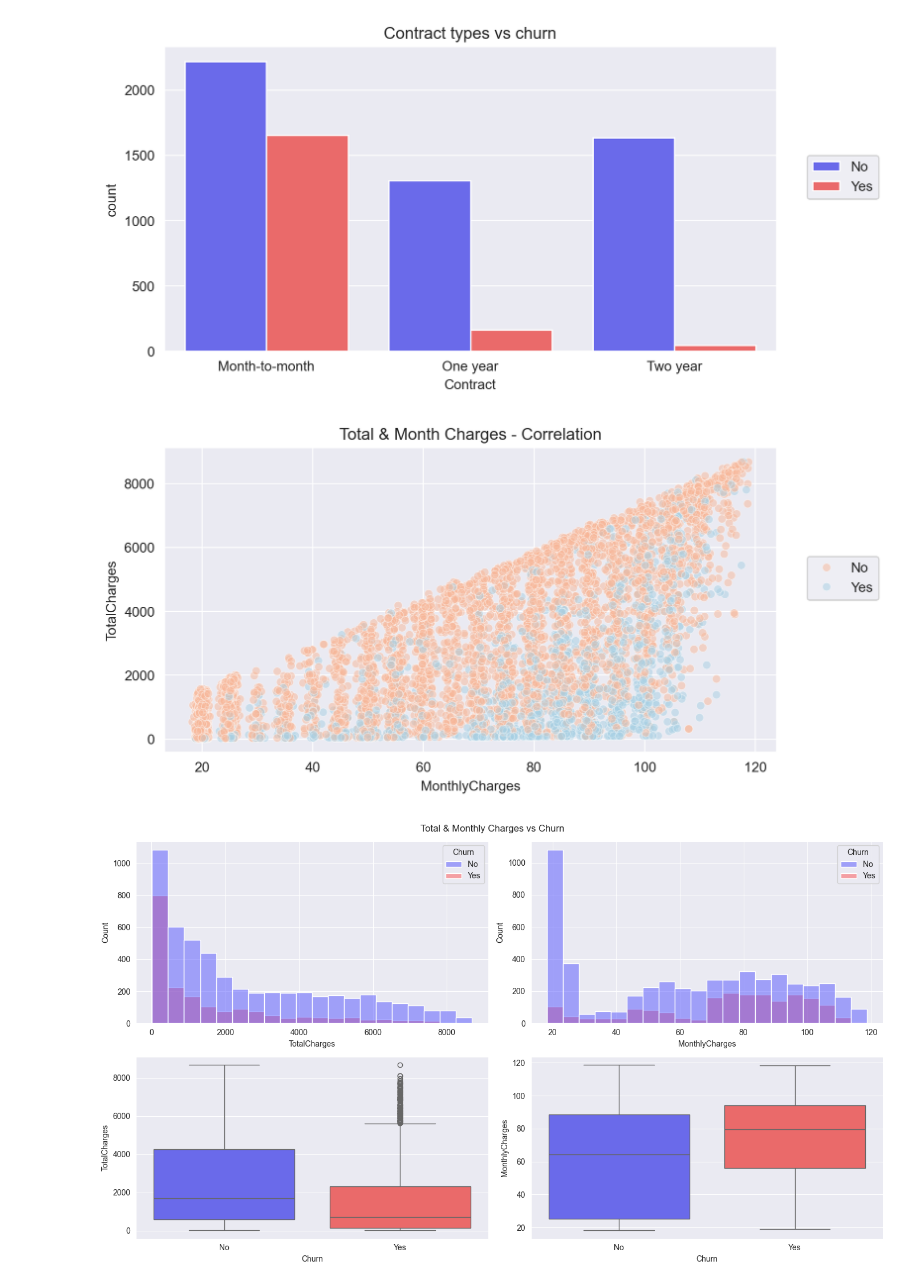
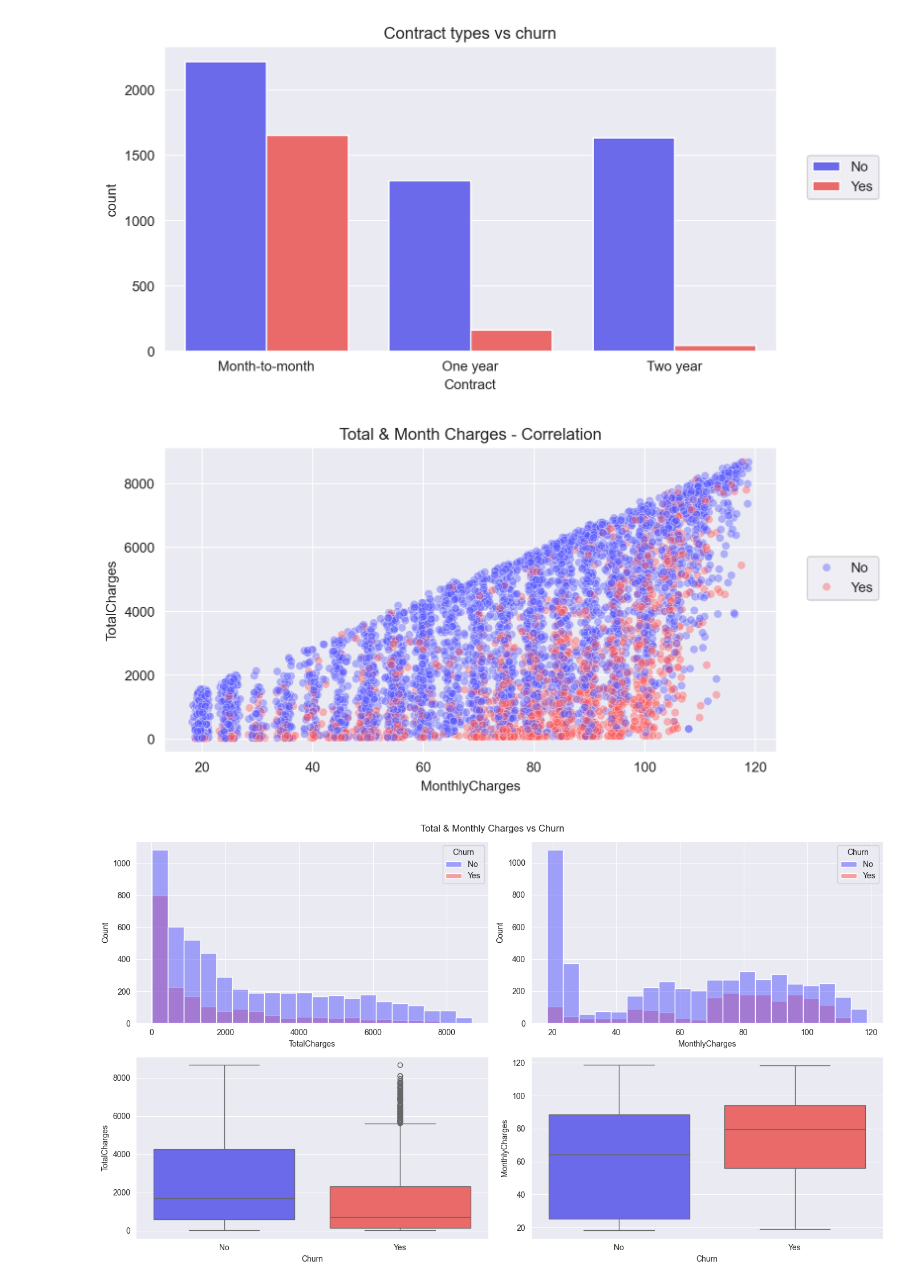
Before and after one commit to natix-x/Telco-Customer-Churn-Prediction, a Jupyter notebook: data_analysis.ipynb, the cells around one changed output. Cells and saved outputs as stored; diff of their text form; code cells hidden in the pictures.

```diff
--- a/data_analysis.ipynb
+++ b/data_analysis.ipynb
@@ -127,11 +127,11 @@ plt.legend(loc=(1.05, .5))
 [figure]
 # %%
 plt.figure(figsize=(8,4), dpi=200)
-sns.scatterplot(data=df, x="MonthlyCharges", y="TotalCharges", alpha=0.5, hue="Churn", palette='RdBu')
+sns.scatterplot(data=df, x="MonthlyCharges", y="TotalCharges", alpha=0.4, hue="Churn", palette='seismic', linewidth=0.5)
 plt.legend(loc=(1.05, .5))
 plt.title("Total & Month Charges - Correlation");
 # %% [output]
-[figure, old version]
+[figure, new version]
 # %%
 fig, axes = plt.subplots(2, 2, figsize=(14,8))
 sns.histplot(data=df, x="TotalCharges", hue="Churn", ax=axes[0][0], bins=20, palette='seismic')
```
Also changed, not shown: parts of 1 cell of this notebook.
